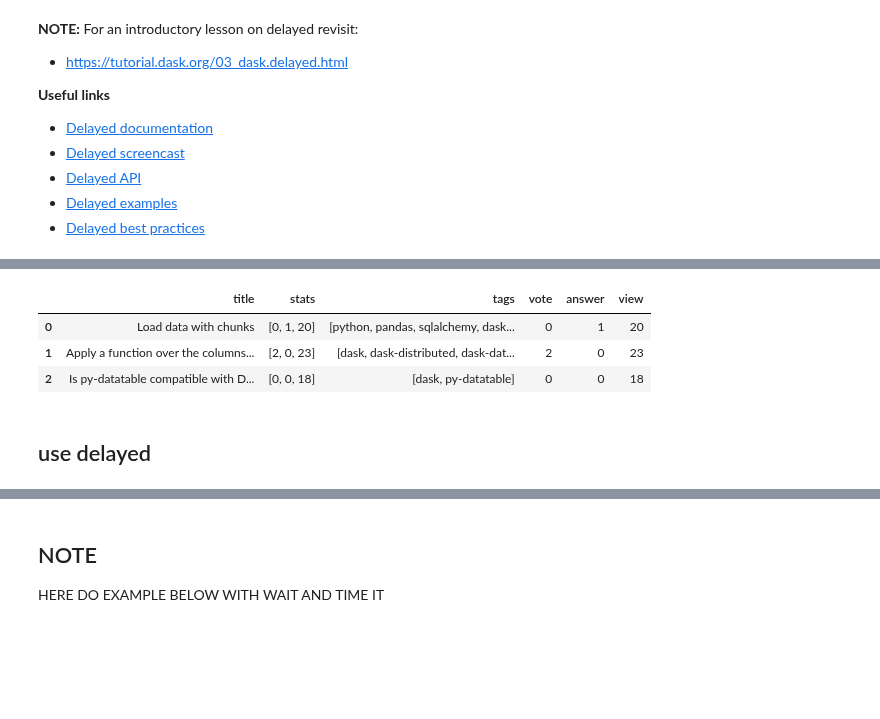
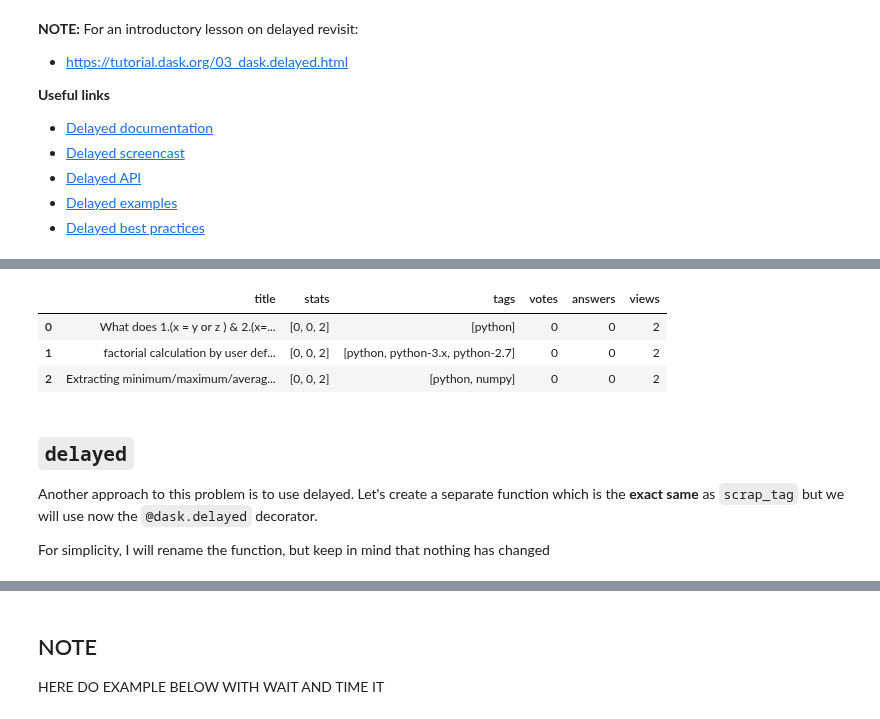
Before and after one commit to coiled/dask-tutorial, a Jupyter notebook: 1-Parallelize-your-python-code_Futures_and_Delayed.ipynb, the cells around one changed output, grey strips where cells are left out. Cells and saved outputs as stored; diff of their text form; code cells hidden in the pictures; blank space fills up the shorter version.

Commit message:
add content and fix bug in clean_data

```diff
--- a/1-Parallelize-your-python-code_Futures_and_Delayed.ipynb
+++ b/1-Parallelize-your-python-code_Futures_and_Delayed.ipynb
@@ -155,16 +196,0 @@ https://stackoverflow.design/product/components/post-summary/
-# %%
-def clean_scraped_data(text, keyname=None):
-    """
-    Cleans the scraped data once in text format
-    """
-    if keyname == "stats":
-        text_strings = re.findall(r"\d+", text)
-
-        try:
-            text =[int(s) for s in text_strings]
-        except ValueError:
-            text =[int(re.sub("k", "000", s)) for s in text_strings]
-
-    elif keyname == "tags":
-        return text.split("\n")
-    return text
@@ -172,6 +238,7 @@ def clean_scraped_data(text, keyname=None):
 def extract_url_and_parse_html(url):
     """
     Given a SO url gets questions summary and cleans data.
+    Returns a list of dictionaries with the clean data.
 
     see also: clean_scraped_data
     """
@@ -197,8 +264,8 @@ def extract_url_and_parse_html(url):
         for k, v in key_class_dict.items():
             q_data[k] = clean_scraped_data(q_el.find(v, first=True).text, k)
 
-        q_data["vote"] = q_data["stats"][0]
-        q_data["answer"] = q_data["stats"][1]
-        q_data["view"] = q_data["stats"][2]
+        q_data["votes"] = q_data["stats"][0]
+        q_data["answers"] = q_data["stats"][1]
+        q_data["views"] = q_data["stats"][2]
         datas.append(q_data)
     return datas
@@ -205,5 +305,5 @@ def extract_url_and_parse_html(url):
 # %%
-def scrape_tag(page_num, tag="python", query_filter="Newest", pagesize=50):
+def scrape_tag(page_num, tag="dask", query_filter="Newest", pagesize=50):
 
     base_url = "https://stackoverflow.com/questions/tagged/"
     url = f"{base_url}{tag}?tab={query_filter}&page={page_num}&pagesize={pagesize}"
@@ -272,5 +394,5 @@ test[0].head(3)
 # %%
 %%time
-t_d = client.map(lambda p: scrape_tag(p, tag="dask"), range(1, 11))
-t_d_res = client.gather(t_d)
+fut_py = client.map(lambda p: scrape_tag(p, tag="python"), range(1, 33))
+res_py = client.gather(fut_py)
 # %% [output]
@@ -279,9 +401,13 @@ Wall time: 1.23 s
 # %%
-t_d_res[0].head(3)
+res_py[0].head(3)
 # %% [output]
-|  | title | stats | tags | vote | answer | view |
-| 0 | Load data with chunks | [0, 1, 20] | [python, pandas, sqlalchemy, dask... | 0 | 1 | 20 |
-| 1 | Apply a function over the columns... | [2, 0, 23] | [dask, dask-distributed, dask-dat... | 2 | 0 | 23 |
-| 2 | Is py-datatable compatible with D... | [0, 0, 18] | [dask, py-datatable] | 0 | 0 | 18 |
+|  | title | stats | tags | votes | answers | views |
+| 0 | What does 1.(x = y or z ) & 2.(x=... | [0, 0, 2] | [python] | 0 | 0 | 2 |
+| 1 | factorial calculation by user def... | [0, 0, 2] | [python, python-3.x, python-2.7] | 0 | 0 | 2 |
+| 2 | Extracting minimum/maximum/averag... | [0, 0, 2] | [python, numpy] | 0 | 0 | 2 |
 # %% [markdown]
-## use delayed
+## `delayed`
+
+Another approach to this problem is to use delayed. Let's create a separate function which is the **exact same** as `scrap_tag` but we will use now the `@dask.delayed` decorator.
+
+For simplicity, I will rename the function, but keep in mind that nothing has changed
```
Also changed, not shown: parts of 54 cells of this notebook.
